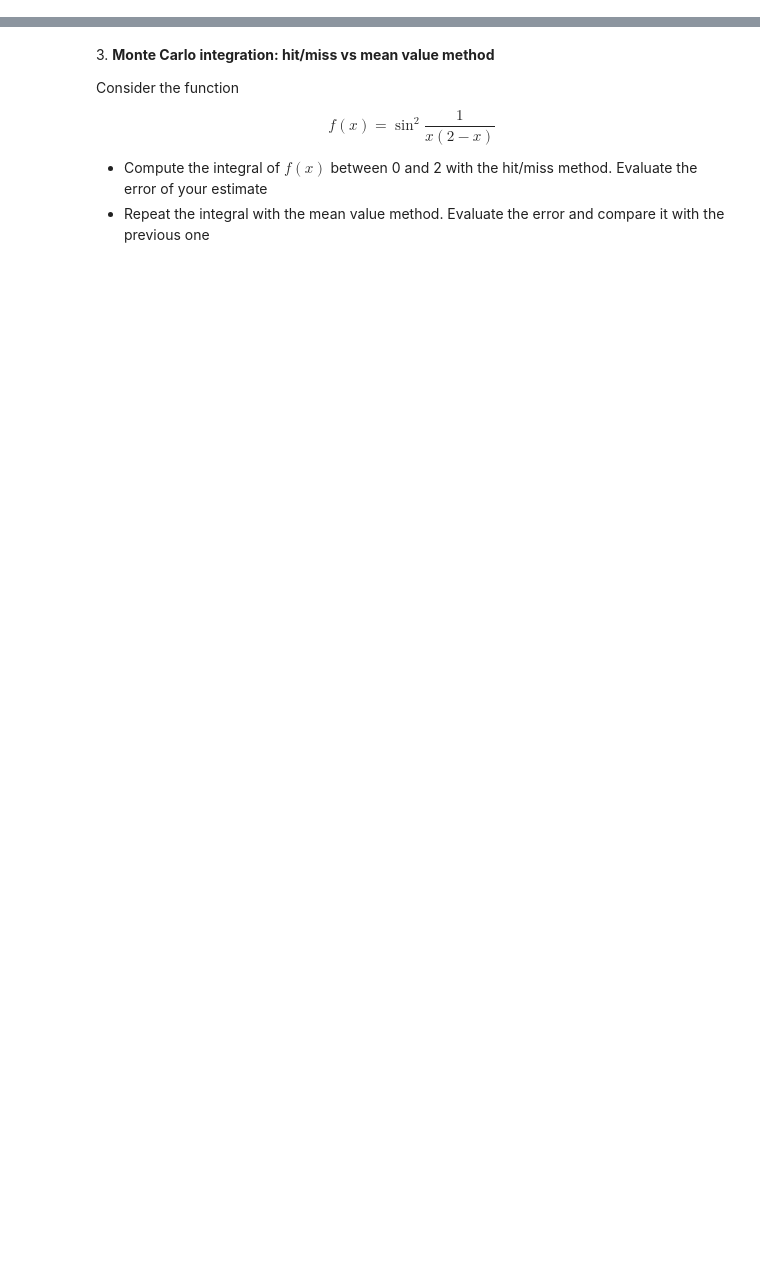
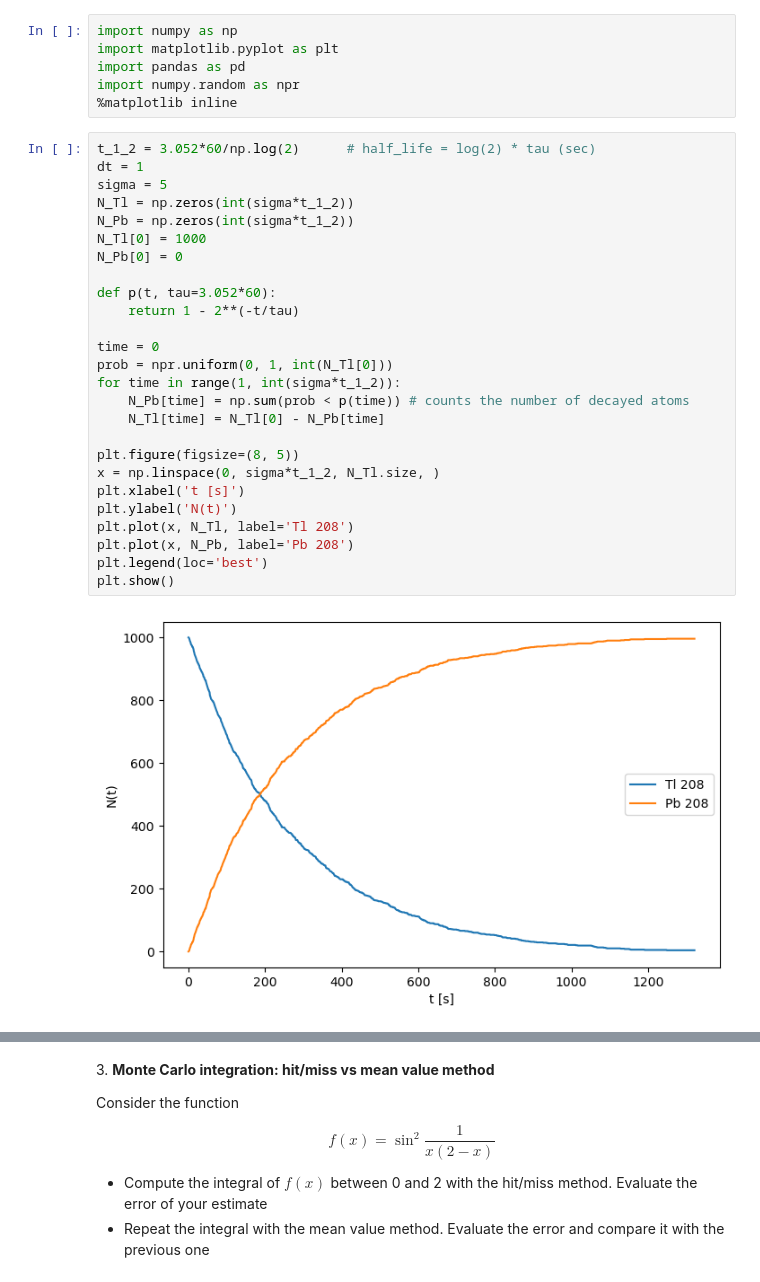
Before and after one commit to RiccardoTancredi/LaboratoryOfComputationalPhysics_Y5, a Jupyter notebook: 10ex_MonteCarlo.ipynb, the cells around one changed output, grey strips where cells are left out. Cells and saved outputs as stored; diff of their text form; blank space fills up the shorter version.

```diff
--- a/10ex_MonteCarlo.ipynb
+++ b/10ex_MonteCarlo.ipynb
@@ -7,0 +8,34 @@ ${\rm Tl}^{208}$ decays to ${\rm Pb}^{208}$ with a half-lieve of 3.052 minutes.
+# %%
+import numpy as np
+import matplotlib.pyplot as plt
+import pandas as pd
+import numpy.random as npr
+%matplotlib inline
+# %%
+t_1_2 = 3.052*60/np.log(2)      # half_life = log(2) * tau (sec)
+dt = 1
+sigma = 5
+N_Tl = np.zeros(int(sigma*t_1_2))
+N_Pb = np.zeros(int(sigma*t_1_2))
+N_Tl[0] = 1000
+N_Pb[0] = 0
+
+def p(t, tau=3.052*60):
+    return 1 - 2**(-t/tau)
+
+time = 0
+prob = npr.uniform(0, 1, int(N_Tl[0]))
+for time in range(1, int(sigma*t_1_2)):
+    N_Pb[time] = np.sum(prob < p(time)) # counts the number of decayed atoms
+    N_Tl[time] = N_Tl[0] - N_Pb[time]
+
+plt.figure(figsize=(8, 5))
+x = np.linspace(0, sigma*t_1_2, N_Tl.size, )
+plt.xlabel('t [s]')
+plt.ylabel('N(t)')
+plt.plot(x, N_Tl, label='Tl 208')
+plt.plot(x, N_Pb, label='Pb 208')
+plt.legend(loc='best')
+plt.show()
+# %% [output]
+[figure, added]
```
Also changed, not shown: parts of 10 cells of this notebook.
